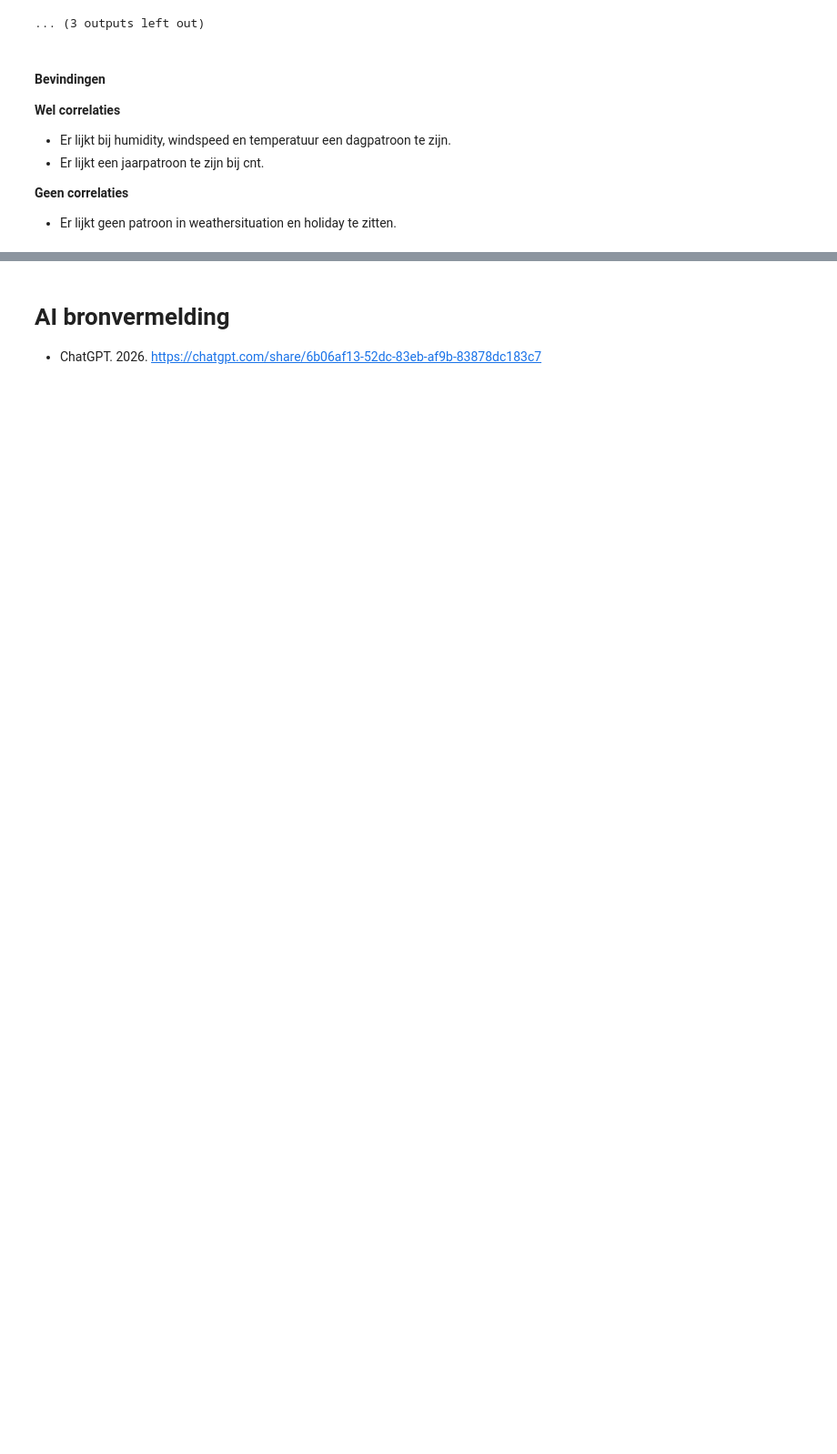
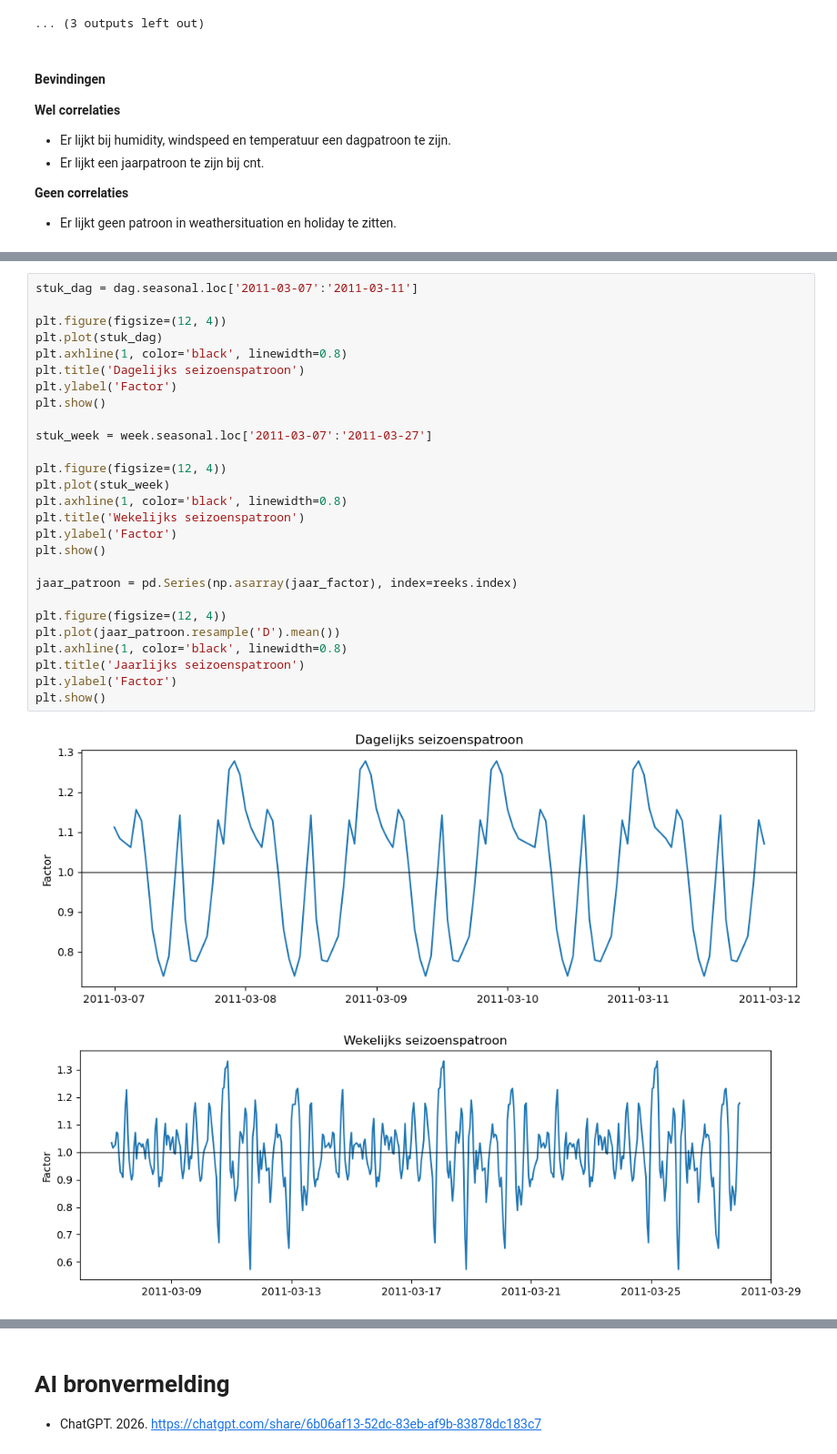
Before and after one commit to Roan-hhs/machine_learning_semester3, a Jupyter notebook: portfolio_2/portfolio2.ipynb, the cells around one changed output, grey strips where cells are left out. Shown at 91% size. Drawn from its saved outputs; the diff is of its cells as text; blank space fills up the shorter version.

```diff
--- a/portfolio_2/portfolio2.ipynb
+++ b/portfolio_2/portfolio2.ipynb
@@ -278,0 +356,30 @@ for column in visualize_columns:
+# %%
+stuk_dag = dag.seasonal.loc['2011-03-07':'2011-03-11']
+
+plt.figure(figsize=(12, 4))
+plt.plot(stuk_dag)
+plt.axhline(1, color='black', linewidth=0.8)
+plt.title('Dagelijks seizoenspatroon')
+plt.ylabel('Factor')
+plt.show()
+
+stuk_week = week.seasonal.loc['2011-03-07':'2011-03-27']
+
+plt.figure(figsize=(12, 4))
+plt.plot(stuk_week)
+plt.axhline(1, color='black', linewidth=0.8)
+plt.title('Wekelijks seizoenspatroon')
+plt.ylabel('Factor')
+plt.show()
+
+jaar_patroon = pd.Series(np.asarray(jaar_factor), index=reeks.index)
+
+plt.figure(figsize=(12, 4))
+plt.plot(jaar_patroon.resample('D').mean())
+plt.axhline(1, color='black', linewidth=0.8)
+plt.title('Jaarlijks seizoenspatroon')
+plt.ylabel('Factor')
+plt.show()
+# %% [output]
+[figure, added]
+[figure, added]
```
Also changed, not shown: parts of 9 cells of this notebook.
